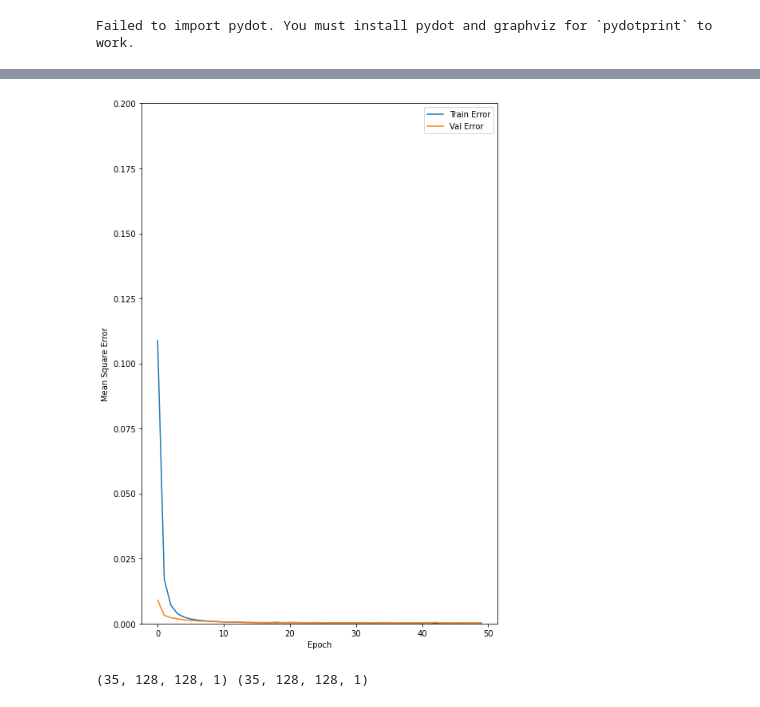
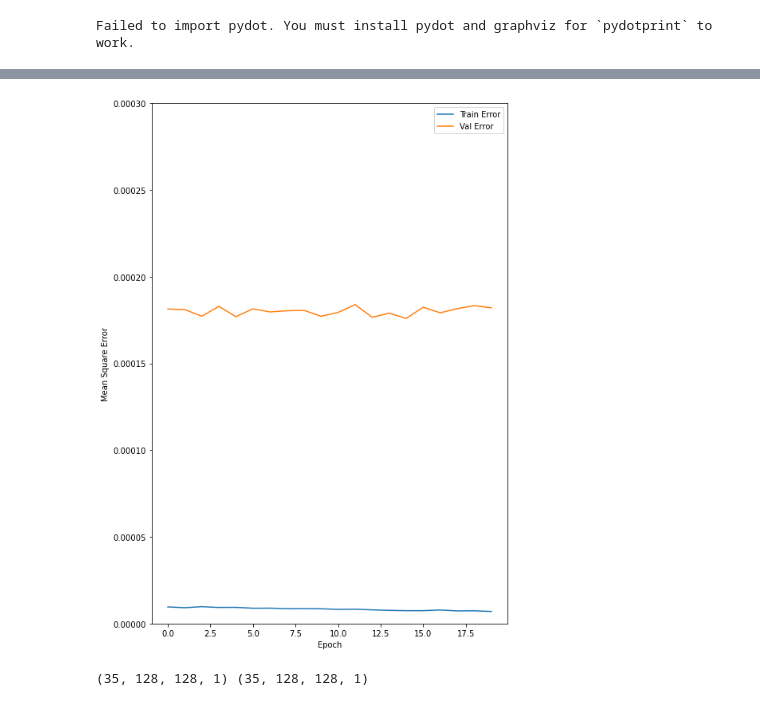
Before and after one commit to fastscience-ai/DL_Lab_TF_2023, a Jupyter notebook: unet_segmentation.ipynb, the cells around one changed output, grey strips where cells are left out. Saved outputs shown, nothing was run; the diff lists cells and outputs as text; code cells hidden in the pictures.

```diff
--- a/unet_segmentation.ipynb
+++ b/unet_segmentation.ipynb
@@ -130,4 +139,4 @@ base_model_outputs = [base_model.get_layer(name).output for name in layer_names]
 # Create the feature extraction model
 down_stack = tf.keras.Model(inputs=base_model.input, outputs=base_model_outputs)
 
-down_stack.trainable = False
+down_stack.trainable = True
@@ -140,10 +145,10 @@ To enable them in non-MKL-DNN operations, rebuild TensorFlow with the appropriat
 # The decoder/upsampler is simply a series of upsample blocks
 # implemented in TensorFlow examples.
 up_stack = [
-    pix2pix.upsample(512, 3),  # 4x4 -> 8x8
-    pix2pix.upsample(256, 3),  # 8x8 -> 16x16
-    pix2pix.upsample(128, 3),  # 16x16 -> 32x32
-    pix2pix.upsample(64, 3),   # 32x32 -> 64x64
+    pix2pix.upsample(8, 3),  # 4x4 -> 8x8
+    pix2pix.upsample(16, 3),  # 8x8 -> 16x16
+    pix2pix.upsample(32, 5),  # 16x16 -> 32x32
+    pix2pix.upsample(64, 5),   # 32x32 -> 64x64
 ]
 # %%
 #Note that on the number of filters on the last layer is set to the number of output_channels.
@@ -177,7 +182,7 @@ def unet_model(output_channels:int):
 # Use loss as pixel wised mse with adam optimizer
 
 model = unet_model(output_channels=1)
-optimizer = tf.keras.optimizers.Adam(learning_rate=0.001, beta_1=0.9, beta_2=0.999, epsilon=1e-07)
+optimizer = tf.keras.optimizers.Adam(learning_rate=0.00005, beta_1=0.9, beta_2=0.999, epsilon=1e-07)
 model.compile(loss='mse', optimizer=optimizer, metrics=['mse'])
 model.summary()
 # %% [output]
@@ -206,7 +211,7 @@ tf.keras.utils.plot_model(model, show_shapes=True)
 Failed to import pydot. You must install pydot and graphviz for `pydotprint` to work.
 # %%
 #Train model
-EPOCHS = 50
+EPOCHS = 20 #total 200 epoch
 history = model.fit(train_x, train_y, epochs=EPOCHS, validation_split = 0.1, verbose=1)
 # %% [output]
 Train on 3035 samples, validate on 338 samples
@@ -241,25 +246,25 @@ hist.tail()
 # %%
 import matplotlib.pyplot as plt
 
 def plot_history(history):
   hist = pd.DataFrame(history.history)
   hist['epoch'] = history.epoch
 
   plt.figure(figsize=(8,12))
 
   plt.xlabel('Epoch')
   plt.ylabel('Mean Square Error')
   plt.plot(hist['epoch'], hist['mse'],
            label='Train Error')
   plt.plot(hist['epoch'], hist['val_mse'],
            label = 'Val Error')
-  plt.ylim([0,0.2])
+  plt.ylim([0,0.0003])
   plt.legend()
   plt.show()
 
 plot_history(history)
 # %% [output]
-[figure, old version]
+[figure, new version]
 # %%
 test_predictions = model.predict(test_x)
 print(np.shape(test_y), np.shape(test_predictions))
```
Also changed, not shown: parts of 9 cells of this notebook.
